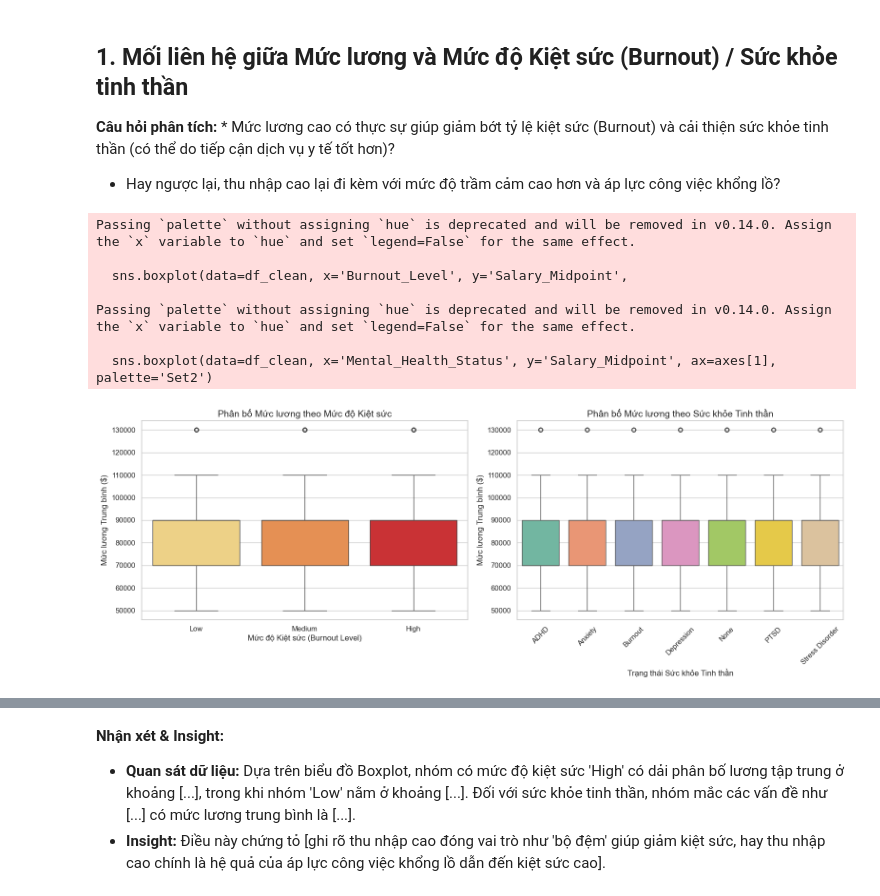
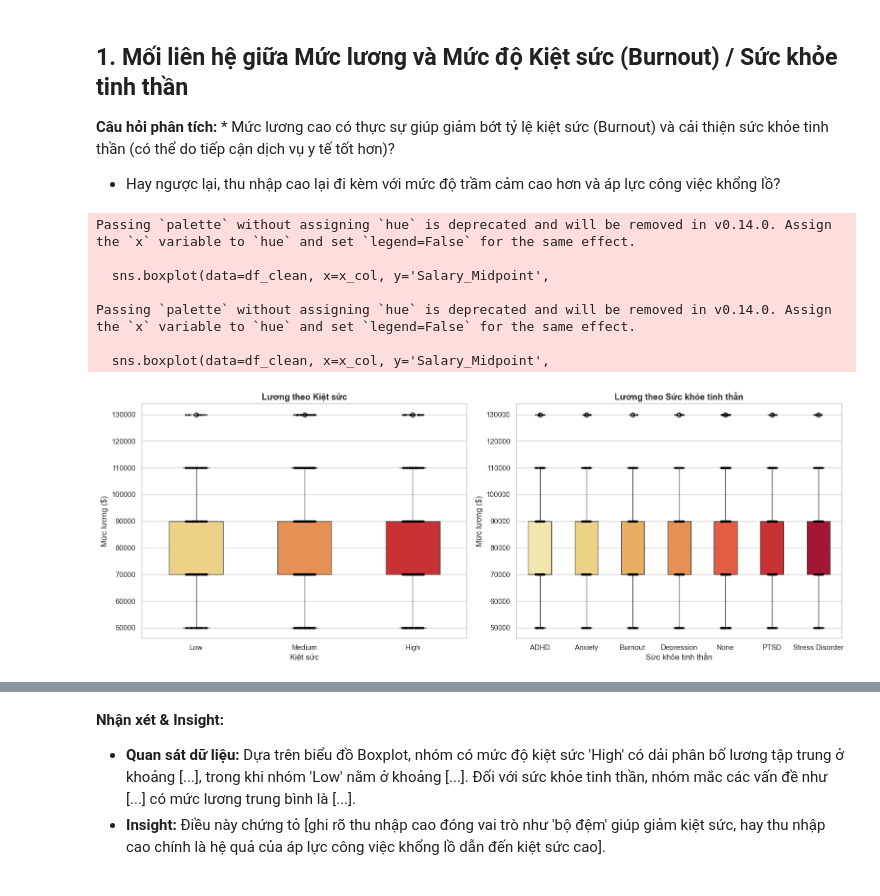
Before and after one commit to rahien123/Restaraunt-Rating-Prediction-, a Jupyter notebook: notebooks/EDA_Financial_Impact.ipynb, the cells around one changed output, grey strips where cells are left out. Saved outputs shown, nothing was run; the diff lists cells and outputs as text; code cells hidden in the pictures.

```diff
--- a/notebooks/EDA_Financial_Impact.ipynb
+++ b/notebooks/EDA_Financial_Impact.ipynb
@@ -30,31 +30,32 @@ display(df_clean[['Salary_Range', 'Salary_Midpoint']].head())
 
 **Câu hỏi phân tích:** * Mức lương cao có thực sự giúp giảm bớt tỷ lệ kiệt sức (Burnout) và cải thiện sức khỏe tinh thần (có thể do tiếp cận dịch vụ y tế tốt hơn)?
 * Hay ngược lại, thu nhập cao lại đi kèm với mức độ trầm cảm cao hơn và áp lực công việc khổng lồ?
-# %%
-fig, axes = plt.subplots(1, 2, figsize=(16, 6))
-
-# Biểu đồ 1: Lương trung bình theo Mức độ kiệt sức
-sns.boxplot(data=df_clean, x='Burnout_Level', y='Salary_Midpoint',
-            order=['Low', 'Medium', 'High'], ax=axes[0], palette='YlOrRd')
-axes[0].set_title('Phân bố Mức lương theo Mức độ Kiệt sức', fontsize=14)
-axes[0].set_xlabel('Mức độ Kiệt sức (Burnout Level)', fontsize=12)
-axes[0].set_ylabel('Mức lương Trung bình ($)', fontsize=12)
-
-# Biểu đồ 2: Lương trung bình theo Trạng thái sức khỏe tinh thần
-sns.boxplot(data=df_clean, x='Mental_Health_Status', y='Salary_Midpoint', ax=axes[1], palette='Set2')
-axes[1].set_title('Phân bố Mức lương theo Sức khỏe Tinh thần', fontsize=14)
-axes[1].set_xlabel('Trạng thái Sức khỏe Tinh thần', fontsize=12)
-axes[1].set_ylabel('Mức lương Trung bình ($)', fontsize=12)
-axes[1].tick_params(axis='x', rotation=45)
-
-plt.tight_layout()
-plt.show()
-# %% [output]
-Passing `palette` without assigning `hue` is deprecated and will be removed in v0.14.0. Assign the `x` variable to `hue` and set `legend=False` for the same effect.
-
-  sns.boxplot(data=df_clean, x='Burnout_Level', y='Salary_Midpoint',
-
-Passing `palette` without assigning `hue` is deprecated and will be removed in v0.14.0. Assign the `x` variable to `hue` and set `legend=False` for the same effect.
-
-  sns.boxplot(data=df_clean, x='Mental_Health_Status', y='Salary_Midpoint', ax=axes[1], palette='Set2')
-[figure, removed]
+# %%
+fig, axes = plt.subplots(1, 2, figsize=(16, 6))
+
+for ax, x_col, title in zip(
+    axes,
+    ['Burnout_Level', 'Mental_Health_Status'],
+    ['Kiệt sức', 'Sức khỏe tinh thần']
+):
+    sns.boxplot(data=df_clean, x=x_col, y='Salary_Midpoint',
+                order=['Low','Medium','High'] if x_col=='Burnout_Level' else None,
+                palette='YlOrRd', ax=ax, width=0.5)
+    sns.stripplot(data=df_clean, x=x_col, y='Salary_Midpoint',
+                  order=['Low','Medium','High'] if x_col=='Burnout_Level' else None,
+                  color='black', alpha=0.3, size=3, ax=ax)  # thấy phân bố thực tế
+    ax.set_title(f'Lương theo {title}', fontsize=13, fontweight='bold')
+    ax.set_xlabel(title)
+    ax.set_ylabel('Mức lương ($)')
+
+plt.tight_layout()
+plt.show()
+# %% [output]
+Passing `palette` without assigning `hue` is deprecated and will be removed in v0.14.0. Assign the `x` variable to `hue` and set `legend=False` for the same effect.
+
+  sns.boxplot(data=df_clean, x=x_col, y='Salary_Midpoint',
+
+Passing `palette` without assigning `hue` is deprecated and will be removed in v0.14.0. Assign the `x` variable to `hue` and set `legend=False` for the same effect.
+
+  sns.boxplot(data=df_clean, x=x_col, y='Salary_Midpoint',
+[figure, added]
```
Also changed, not shown: parts of 2 cells of this notebook, 1 other file.
